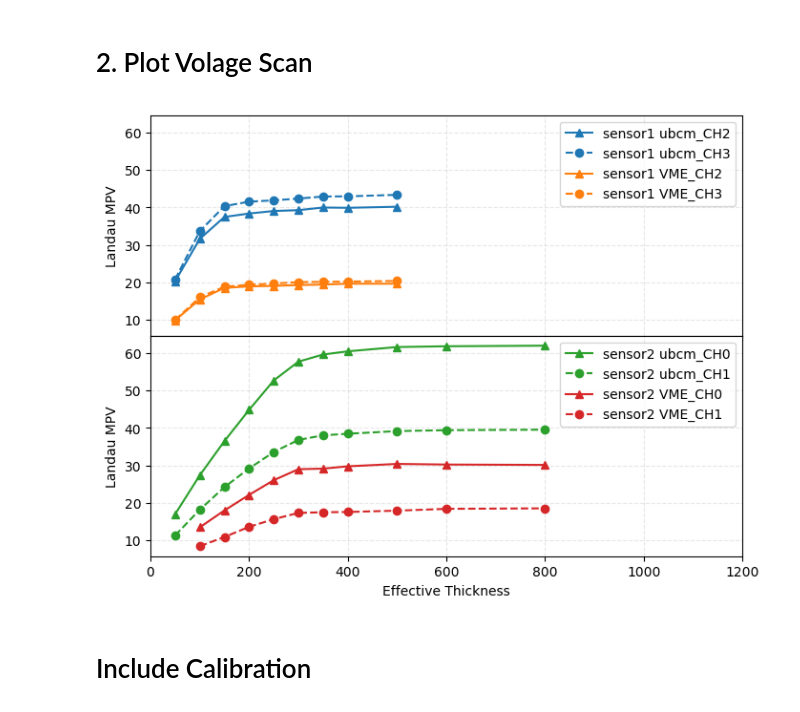
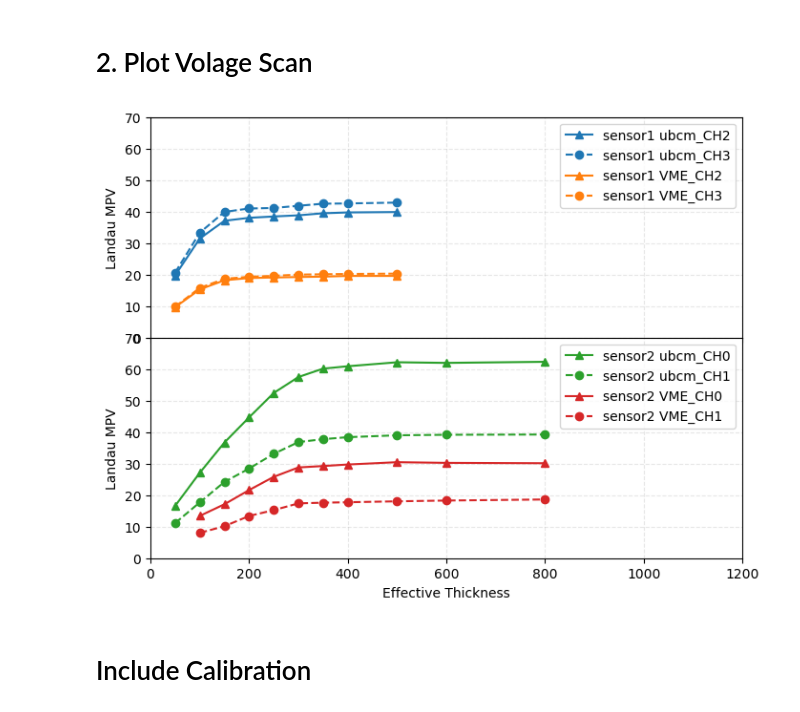
Before and after one commit to luisieb/BCM1F_TB_SensorAnalysis, a Jupyter notebook: notebooks/HVAnalysis.ipynb, the cells around one changed output. Saved outputs shown, nothing was run; the diff lists cells and outputs as text; code cells hidden in the pictures.

```diff
--- a/notebooks/HVAnalysis.ipynb
+++ b/notebooks/HVAnalysis.ipynb
@@ -63,42 +63,42 @@ ax1.errorbar(u[~np.isnan(y)], y[~np.isnan(y)],  fmt='o--',color='C1',label='sens
 
 
 ax1.set_xlim(0,1200)
-#ax1.set_ylim(0,70)
+ax1.set_ylim(0,70)
 ax1.legend(loc="upper right")
 ax1.grid(linestyle='--',alpha=0.3)
 ax1.set_ylabel("Landau MPV")
 ax1.set_xticklabels([])
 
 
 runMng = runMngs[1]
 l = "ubcm_CH0"
 u, y, y_bs = np.array(runMng['u']), np.array(runMng['mu_'+l]), np.array(runMng['baseline_mean_'+l])
 ax2.errorbar(u[~np.isnan(y)], y[~np.isnan(y)], fmt='^-',color='C2',label='sensor2 '+l)
 
 l = "ubcm_CH1"
 u, y, y_bs = np.array(runMng['u']), np.array(runMng['mu_'+l]), np.array(runMng['baseline_mean_'+l])
 ax2.errorbar(u[~np.isnan(y)], y[~np.isnan(y)], fmt='o--',color='C2',label='sensor2 '+l)
 
 l = "VME_CH0"
 u, y, y_bs = np.array(runMng['u']), np.array(runMng['mu_'+l]), np.array(runMng['baseline_mean_'+l])
 ax2.errorbar(u[~np.isnan(y)], y[~np.isnan(y)], fmt='^-',color='C3',label='sensor2 '+l)
 
 l = "VME_CH1"
 u, y, y_bs = np.array(runMng['u']), np.array(runMng['mu_'+l]), np.array(runMng['baseline_mean_'+l])
 ax2.errorbar(u[~np.isnan(y)], y[~np.isnan(y)], fmt='o--',color='C3',label='sensor2 '+l)
 
 ax2.set_xlim(0,1200)
-#ax2.set_ylim(0,70)
+ax2.set_ylim(0,70)
 
 
 ax2.legend(loc="upper right")
 ax2.grid(linestyle='--',alpha=0.3)
 ax2.set_xlabel("Effective Thickness")
 ax2.set_ylabel("Landau MPV")
 
 plt.savefig("../plots/voltageScan.png",dpi=300)
 # %% [output]
-[figure, old version]
+[figure, new version]
 # %% [markdown]
 # Include Calibration
 # %%
```
Also changed, not shown: parts of 2 cells of this notebook, 5 other files.
